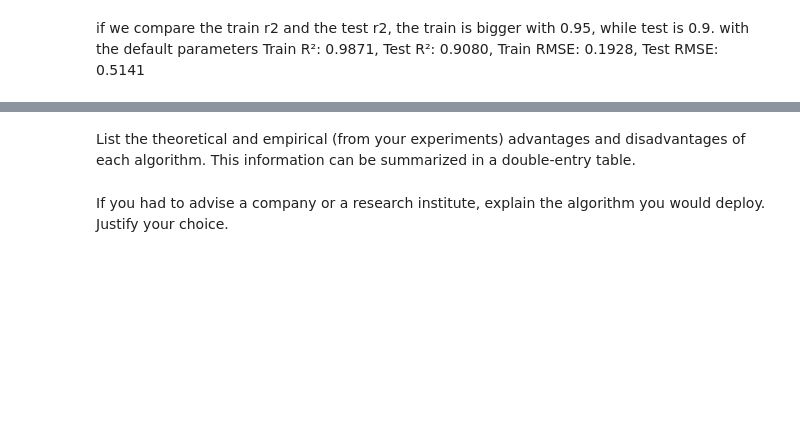
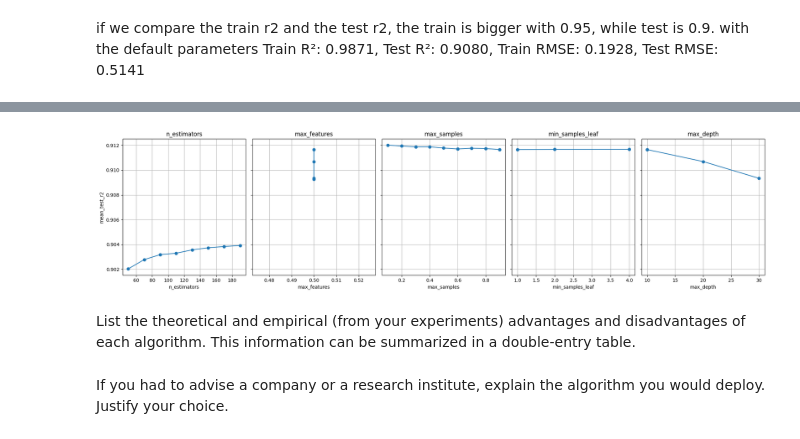
Before and after one commit to Angelicarjs/UBS_ML, a Jupyter notebook: crop_yield_estimation_project/ML_Milestone1Revision.ipynb, the cells around one changed output, grey strips where cells are left out. Saved outputs shown, nothing was run; the diff lists cells and outputs as text; code cells hidden in the pictures; blank space fills up the shorter version.

Commit message:
hyperparameter tuning done

```diff
--- a/crop_yield_estimation_project/ML_Milestone1Revision.ipynb
+++ b/crop_yield_estimation_project/ML_Milestone1Revision.ipynb
@@ -1020,0 +870,9 @@ Best CV R²: 0.9053
+# %%
+#min_samples_leaf tuning
+param_grid = {
+   'n_estimators': [190],
+    'max_features': [0.5],
+    'max_depth': [10],
+    'min_samples_leaf': [1, 2, 4]
+}
+tune_min_samples_leaf = tune_random_forest(param_grid,X_train, Y_train)
@@ -1026,0 +895,11 @@ check the notebook from random forest class
+# %%
+#max_samples tuning
+
+param_grid = {
+   'n_estimators': [190],
+    'max_features': [0.5],
+    'max_depth': [10],
+    'min_samples_leaf': [4],
+    'max_samples': np.arange(0.1, 1, 0.1)
+}
+tune_max_samples = tune_random_forest(param_grid,X_train, Y_train)
@@ -1027,3 +952,33 @@ check the notebook from random forest class
+# %%
+import matplotlib.pyplot as plt
+
+# Lista con todos los resultados y sus nombres
+tune_results = [
+    ("n_estimators", tune_n_estimators),
+    ("max_features", tune_max_features),
+    ("max_samples", tune_max_samples),
+    ("min_samples_leaf", tune_min_samples_leaf),
+    ("max_depth", tune_max_depth)
+]
+
+fig, axes = plt.subplots(1, 5, figsize=(20, 5), sharey=True)
+
+for i, (param_name, tune_data) in enumerate(tune_results):
+    ax = axes[i]
+    param_values = [p[param_name] for p in tune_data[0]['params']]
+    mean_r2 = tune_data[0]['mean_test_r2']
+
+    ax.plot(param_values, mean_r2, marker='o')
+    ax.set_title(param_name)
+    ax.set_xlabel(param_name)
+    if i == 0:
+        ax.set_ylabel("mean_test_r2")
+    ax.grid(True)
+
+plt.tight_layout()
+plt.show()
+# %% [output]
+[figure, added]
 # %% [markdown]
 List the theoretical and empirical (from your experiments) advantages and disadvantages of each algorithm.
 This information can be summarized in a double-entry table.
```
Also changed, not shown: parts of 19 cells of this notebook, 2 other files.
